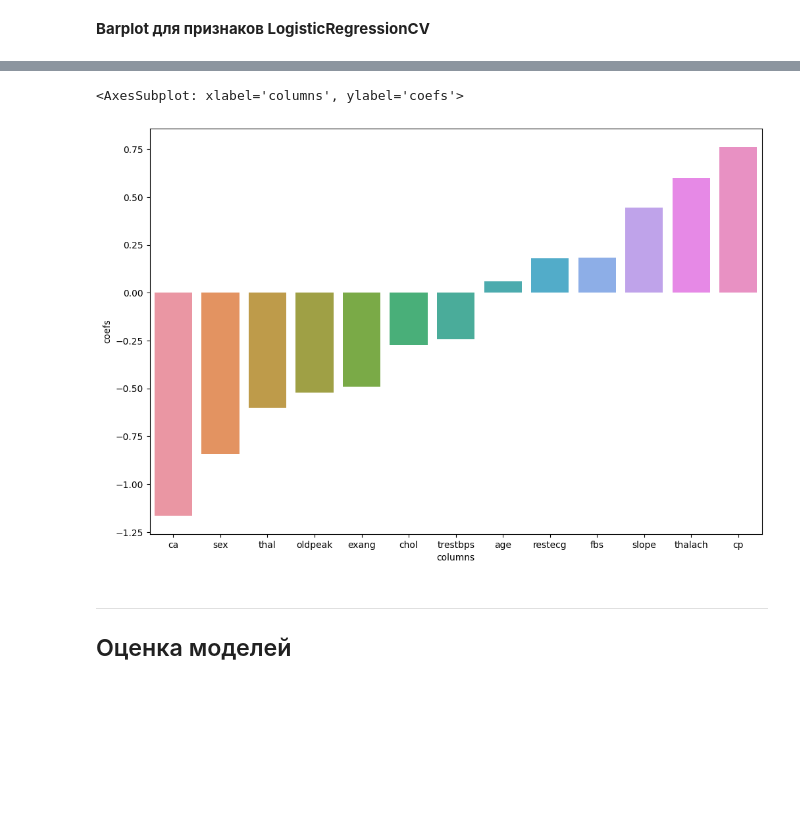
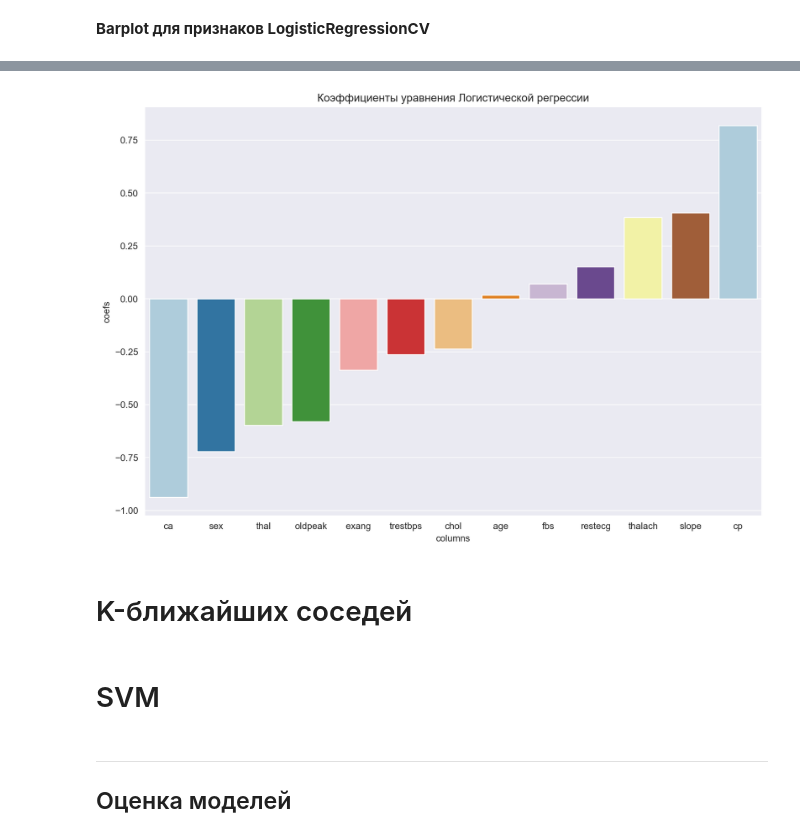
Before and after one commit to Safuanov888/Heart-disease, a Jupyter notebook: 02-Logistic-Regression-Project.ipynb, the cells around one changed output, grey strips where cells are left out. Drawn from its saved outputs; the diff is of its cells as text; code cells hidden in the pictures; blank space fills up the shorter version.

```diff
--- a/02-Logistic-Regression-Project.ipynb
+++ b/02-Logistic-Regression-Project.ipynb
@@ -157,26 +146,0 @@ from scipy import stats
-# %%
-df = df[(np.abs(stats.zscore(df)) < 3).all(axis=1)] # удаление значений,
-                                                    # которые не попали в 3-х сигменный интервал
-# %%
-# Количество признаков
-n_features = 14
-
-# Количество колонок
-n_cols = 2
-
-# Вычисление необходимого количества строк
-n_rows = np.ceil(n_features / n_cols).astype(int)
-
-# Создаём место для графиков
-fig, axes = plt.subplots(n_rows, n_cols, figsize=(18, 5 * n_rows))
-
-# Сглаживание осей для хорошего построения графиков
-axes = axes.flatten()
-
-# Построение графиков
-for i, feature in enumerate(df):
-    df[[feature]].boxplot(ax=axes[i])
-    axes[i].set_title(feature)
-
-plt.tight_layout()
-plt.show()
@@ -184,0 +170,10 @@ plt.show()
+# %%
+for col in ['trestbps', 'chol', 'thalach', 'age', 'oldpeak', 'ca']:
+    Q1 = np.percentile(df[col], 25)
+    Q3 = np.percentile(df[col], 75)
+    IQR = Q3 - Q1
+    lower_bound = Q1 - 1.5 * IQR
+    upper_bound = Q3 + 1.5 * IQR
+    mean = df[(df[col] <= upper_bound) & (df[col] >= lower_bound)][col].mean()
+    df[col] = df[col].mask(df[col] > upper_bound, mean)
+    df[col] = df[col].mask(df[col] < lower_bound, mean)
@@ -325,9 +320,13 @@ feature_df
 # %%
-plt.figure(figsize=(12,8))
-sns.barplot(x=feature_df['columns'], y=feature_df['coefs'])
+plt.figure(figsize=(12,8), dpi=200)
+sns.barplot(x=feature_df['columns'], y=feature_df['coefs'], palette='Paired');
+plt.title('Коэффициенты уравнения Логистической регрессии');
 # %% [output]
-<AxesSubplot: xlabel='columns', ylabel='coefs'>
-[figure, old version]
+[figure, new version]
+# %% [markdown]
+# K-ближайших соседей
+# %% [markdown]
+# SVM
 # %% [markdown]
 ---------
 
```
Also changed, not shown: parts of 41 cells of this notebook.
